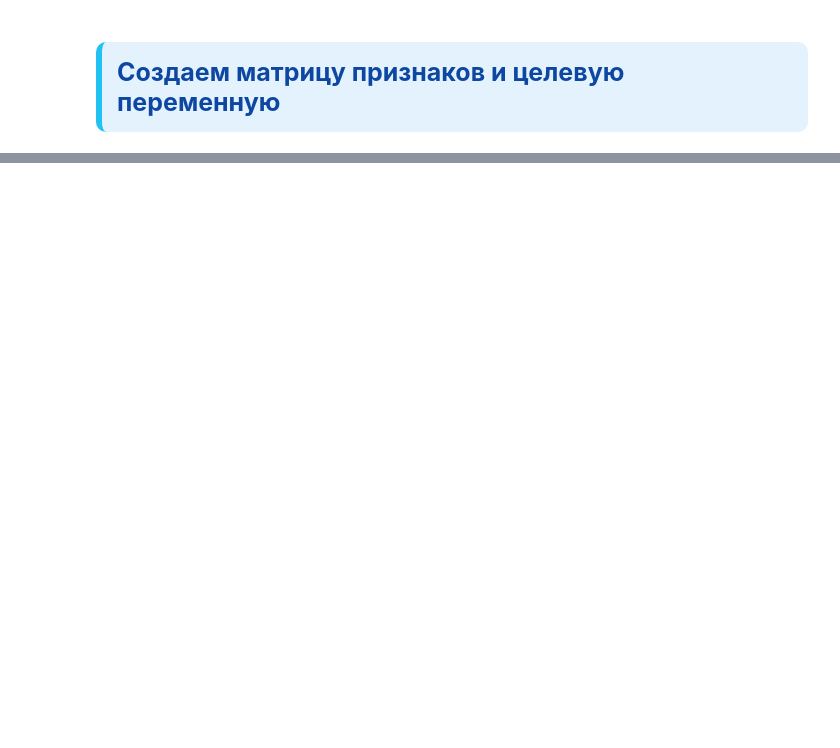
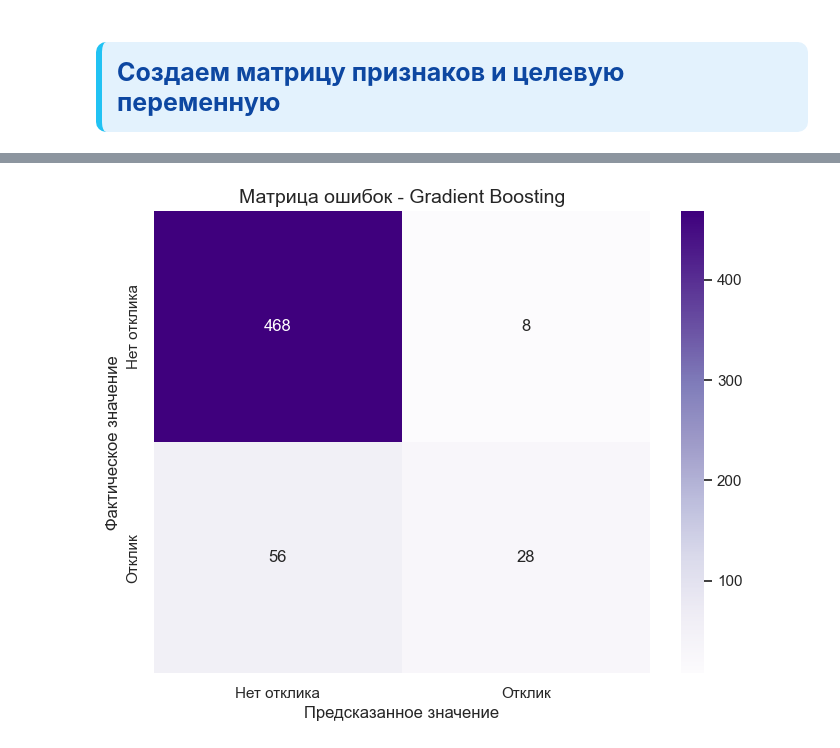
Before and after one commit to YaeKitsune13/MOIBD_coop_project, a Jupyter notebook: Customer_Personality_Analisis.ipynb, the cells around one changed output, grey strips where cells are left out. Cells and saved outputs as stored; diff of their text form; code cells hidden in the pictures; blank space fills up the shorter version.

```diff
--- a/Customer_Personality_Analisis.ipynb
+++ b/Customer_Personality_Analisis.ipynb
@@ -1204,2 +1211,19 @@ plt.show()
 X = df[feature_cols].copy()
 y = df['Response'].copy()
+# %%
+# Разделение данных
+X_train, X_test, y_train, y_test = train_test_split(
+    X, y, test_size=0.25, random_state=42, stratify=y
+)
+
+preprocessor = ColumnTransformer(transformers=[
+    ('num', StandardScaler(), num_features),
+    ('cat', OneHotEncoder(handle_unknown='ignore'), cat_features)
+])
+
+# Применяем препроцессор
+X_train_processed = preprocessor.fit_transform(X_train)
+X_test_processed = preprocessor.transform(X_test)
+
+# Получаем имена признаков для визуализации важности
+all_feature_names = preprocessor.get_feature_names_out()
@@ -1205,0 +1281,69 @@ y = df['Response'].copy()
+# %%
+# ==========================================================================
+# ==========================================================================
+
+# 1. Параметры для поиска (Grid Search)
+gb_params = {
+    'n_estimators': [100, 200],
+    'learning_rate': [0.01, 0.1, 0.2],
+    'max_depth': [3, 5, 7],
+    'subsample': [0.8, 1.0]
+}
+
+# 2. Инициализация и поиск лучших параметров
+gb = GradientBoostingClassifier(random_state=42)
+
+gb_grid = GridSearchCV(
+    gb,
+    gb_params,
+    cv=StratifiedKFold(5, shuffle=True, random_state=42),
+    scoring='roc_auc',
+    n_jobs=-1,
+    verbose=1
+)
+
+gb_grid.fit(X_train_processed, y_train)
+
+print("\nЛучшие параметры для Gradient Boosting:")
+print(gb_grid.best_params_)
+
+# 3. Получение лучшей модели и предсказаний
+best_gb = gb_grid.best_estimator_
+y_pred_gb = best_gb.predict(X_test_processed)
+y_pred_proba_gb = best_gb.predict_proba(X_test_processed)[:, 1]
+
+# 4. Расчет метрик
+gb_metrics = {
+    'Accuracy': accuracy_score(y_test, y_pred_gb),
+    'Precision': precision_score(y_test, y_pred_gb, zero_division=0),
+    'Recall': recall_score(y_test, y_pred_gb),
+    'F1-Score': f1_score(y_test, y_pred_gb),
+    'ROC-AUC': roc_auc_score(y_test, y_pred_proba_gb)
+}
+
+print("\n" + "="*60)
+print("МЕТРИКИ GRADIENT BOOSTING")
+print("="*60)
+for metric, value in gb_metrics.items():
+    print(f"{metric}: {value:.4f}")
+
+# 5. Визуализация: Матрица ошибок
+plt.figure(figsize=(8, 6))
+cm_gb = confusion_matrix(y_test, y_pred_gb)
+sns.heatmap(cm_gb, annot=True, fmt='d', cmap='Purples',
+            xticklabels=['Нет отклика', 'Отклик'],
+            yticklabels=['Нет отклика', 'Отклик'])
+plt.title('Матрица ошибок - Gradient Boosting', fontsize=14)
+plt.ylabel('Фактическое значение')
+plt.xlabel('Предсказанное значение')
+plt.show()
+
+# 6. Важность признаков для Gradient Boosting
+feat_importances_gb = pd.Series(best_gb.feature_importances_, index=all_feature_names)
+plt.figure(figsize=(10, 6))
+feat_importances_gb.nlargest(10).plot(kind='barh', color='mediumpurple')
+plt.title('Топ-10 важных признаков (Gradient Boosting)', fontsize=14)
+plt.xlabel('Важность')
+plt.tight_layout()
+plt.show()
+# %% [output]
@@ -1205,0 +1363 @@ y = df['Response'].copy()
+[figure, added]
```
Also changed, not shown: parts of 24 cells of this notebook, 2 other files.
